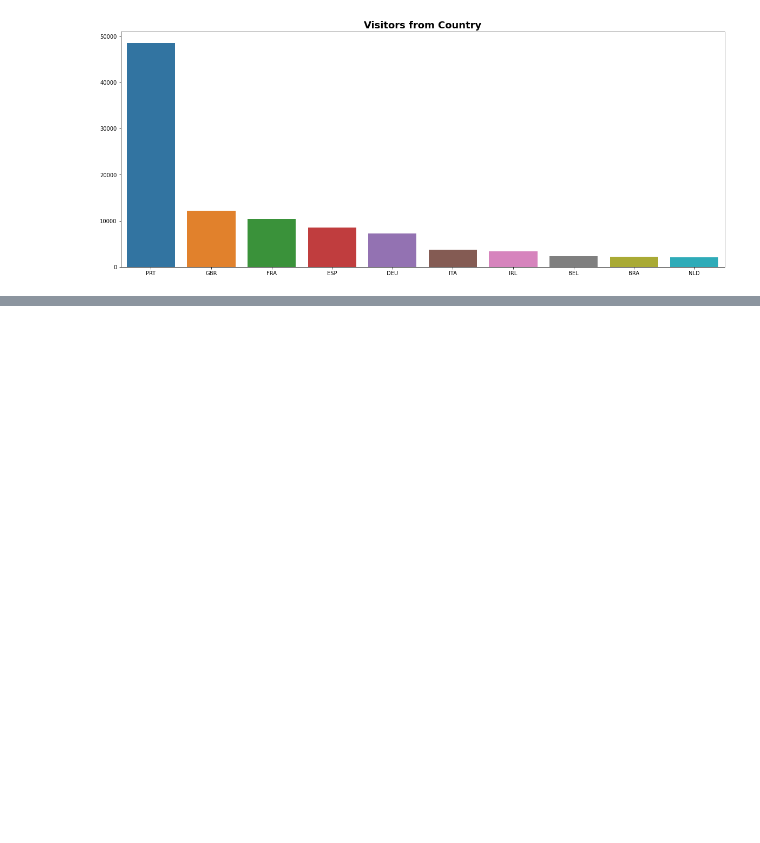
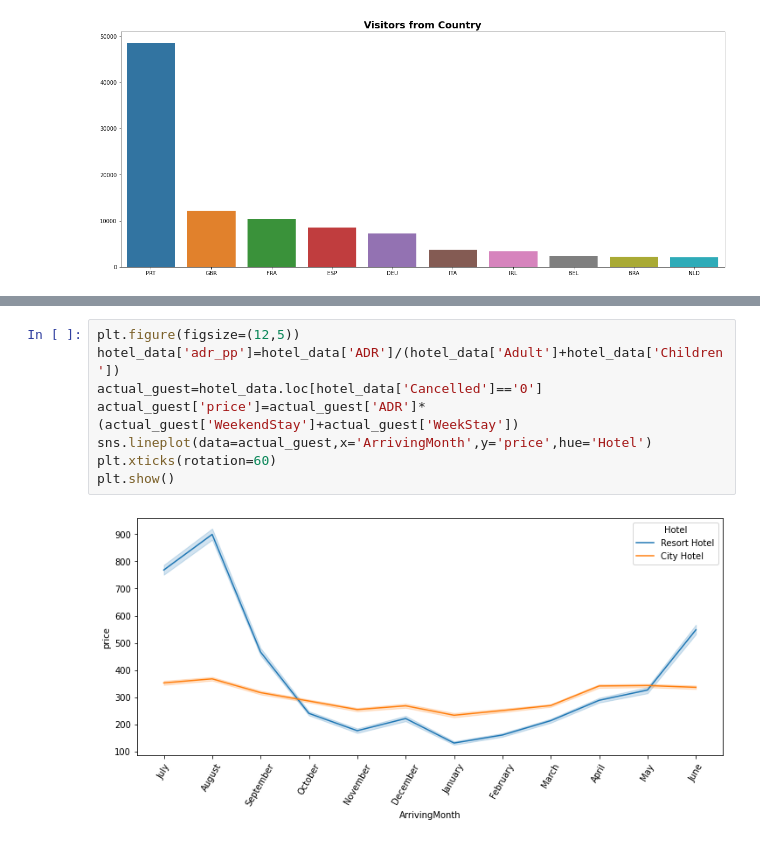
Before and after one commit to ambika1us/Hotel_Booking_Analysis, a Jupyter notebook: Ambika_Prasad_Rath__Hotel_Booking_Analysis_Capstone_Project.ipynb, the cells around one changed output, grey strips where cells are left out. Drawn from its saved outputs; the diff is of its cells as text; blank space fills up the shorter version.

```diff
--- a/Ambika_Prasad_Rath__Hotel_Booking_Analysis_Capstone_Project.ipynb
+++ b/Ambika_Prasad_Rath__Hotel_Booking_Analysis_Capstone_Project.ipynb
@@ -498,0 +512,10 @@ plt.show()
+# %%
+plt.figure(figsize=(12,5))
+hotel_data['adr_pp']=hotel_data['ADR']/(hotel_data['Adult']+hotel_data['Children'])
+actual_guest=hotel_data.loc[hotel_data['Cancelled']=='0']
+actual_guest['price']=actual_guest['ADR']*(actual_guest['WeekendStay']+actual_guest['WeekStay'])
+sns.lineplot(data=actual_guest,x='ArrivingMonth',y='price',hue='Hotel')
+plt.xticks(rotation=60)
+plt.show()
+# %% [output]
+[figure, added]
```
Also changed, not shown: parts of 13 cells of this notebook.
